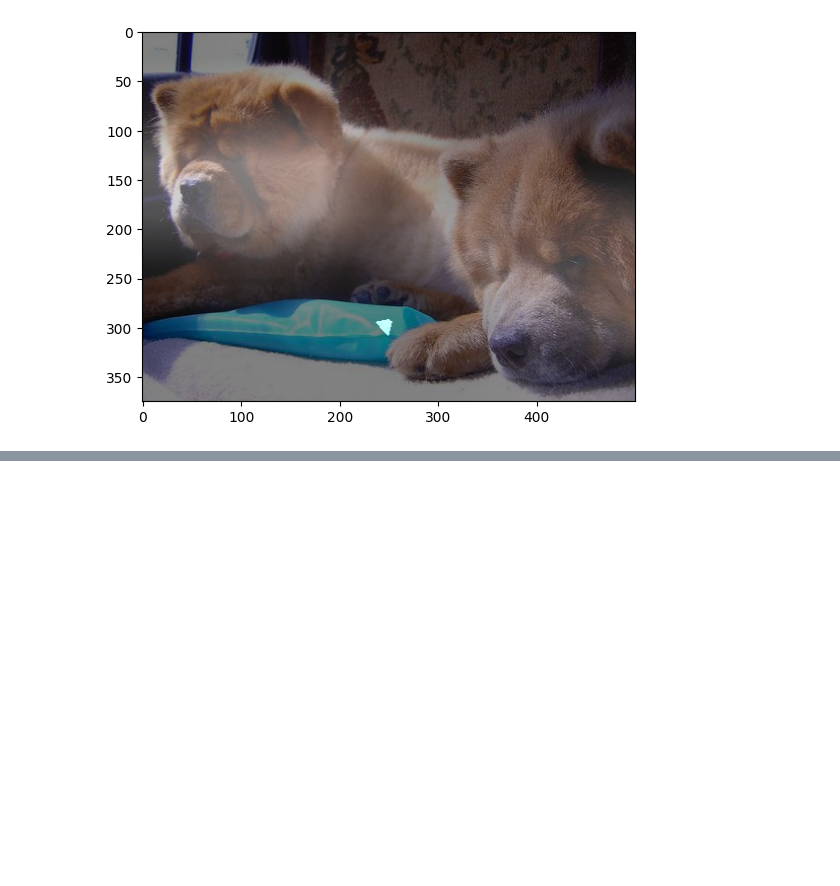
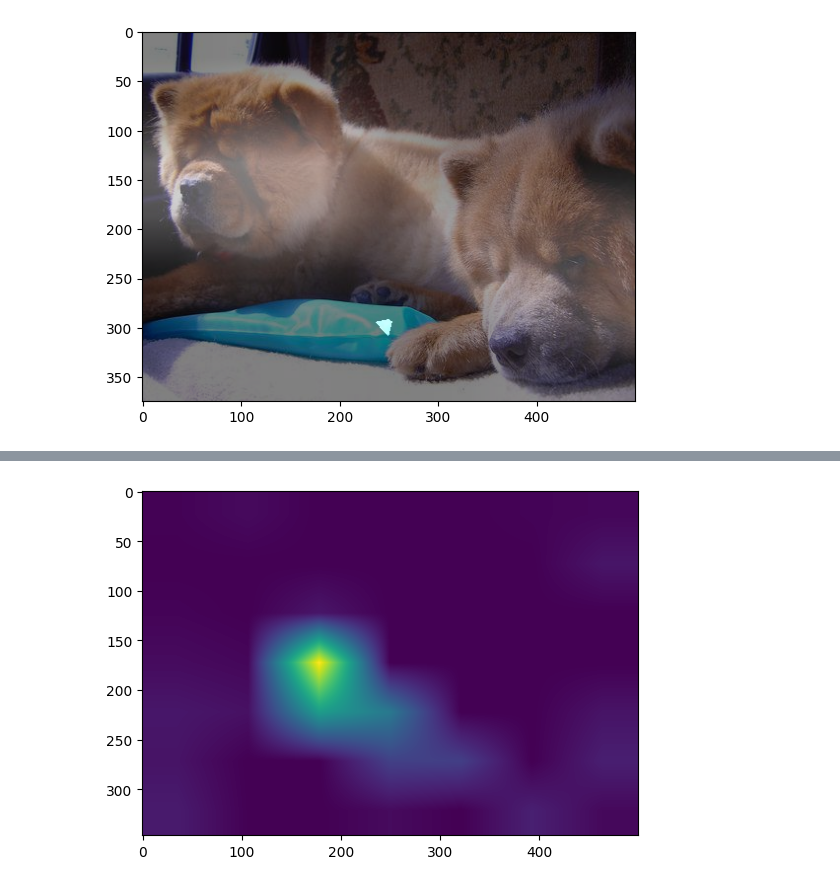
Before and after one commit to L3earl/aiffel, a Jupyter notebook: 0704_GOINGDEEPER_03/study.ipynb, the cells around one changed output, grey strips where cells are left out. Cells and saved outputs as stored; diff of their text form; code cells hidden in the pictures; blank space fills up the shorter version.

```diff
--- a/0704_GOINGDEEPER_03/study.ipynb
+++ b/0704_GOINGDEEPER_03/study.ipynb
@@ -259,0 +272,37 @@ plt.show()
+# %%
+def generate_grad_cam(model, activation_layer, item):
+    item = copy.deepcopy(item)
+    width = item['image'].shape[1]
+    height = item['image'].shape[0]
+    img_tensor, class_idx = normalize_and_resize_img(item)
+
+    # Grad cam에서도 cam과 같이 특정 레이어의 output을 필요로 하므로 모델의 input과 output을 새롭게 정의합니다.
+    # 이때 원하는 레이어가 다를 수 있으니 해당 레이어의 이름으로 찾은 후 output으로 추가합니다.
+    grad_model = tf.keras.models.Model(model.inputs, [model.get_layer(activation_layer).output, model.output])
+
+    # Gradient를 얻기 위해 tape를 사용합니다.
+    with tf.GradientTape() as tape:
+        conv_output, pred = grad_model(tf.expand_dims(img_tensor, 0))
+
+        loss = pred[:, class_idx] # 원하는 class(여기서는 정답으로 활용) 예측값을 얻습니다.
+        output = conv_output[0] # 원하는 layer의 output을 얻습니다.
+        # 정확하게 이해는 못했지만, loss가 왔을때, conv_output의 미분값 (gradient)가 오는 듯 함 -현재 모델의 가중치는 고정된 상태
+        grad_val = tape.gradient(loss, conv_output)[0] # 예측값에 따른 Layer의 gradient를 얻습니다.
+
+    weights = np.mean(grad_val, axis=(0, 1)) # gradient의 GAP으로 weight를 구합니다.
+    grad_cam_image = np.zeros(dtype=np.float32, shape=conv_output.shape[0:2])
+    for k, w in enumerate(weights):
+        # output의 k번째 채널과 k번째 weight를 곱하고 누적해서 class activation map을 얻습니다.
+        grad_cam_image += w * output[:, :, k]
+
+    grad_cam_image = tf.math.maximum(0, grad_cam_image)
+    grad_cam_image /= np.max(grad_cam_image)
+    grad_cam_image = grad_cam_image.numpy()
+    grad_cam_image = cv2.resize(grad_cam_image, (width, height))
+    return grad_cam_image
+# %%
+grad_cam_image = generate_grad_cam(cam_model, 'conv5_block3_out', item)
+plt.imshow(grad_cam_image)
+plt.show()
+# %% [output]
+[figure, added]
```
Also changed, not shown: parts of 28 cells of this notebook, 1 other file.
